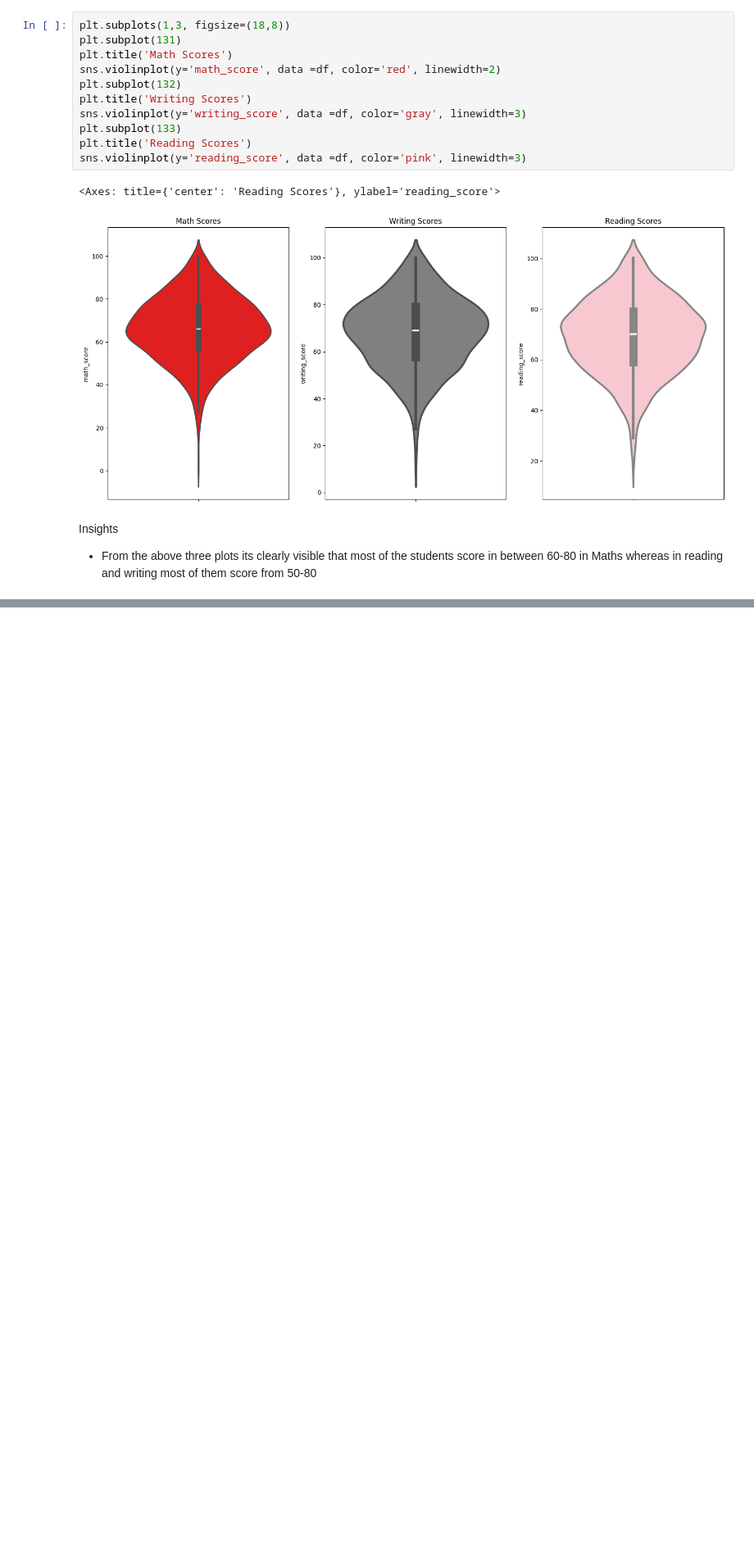
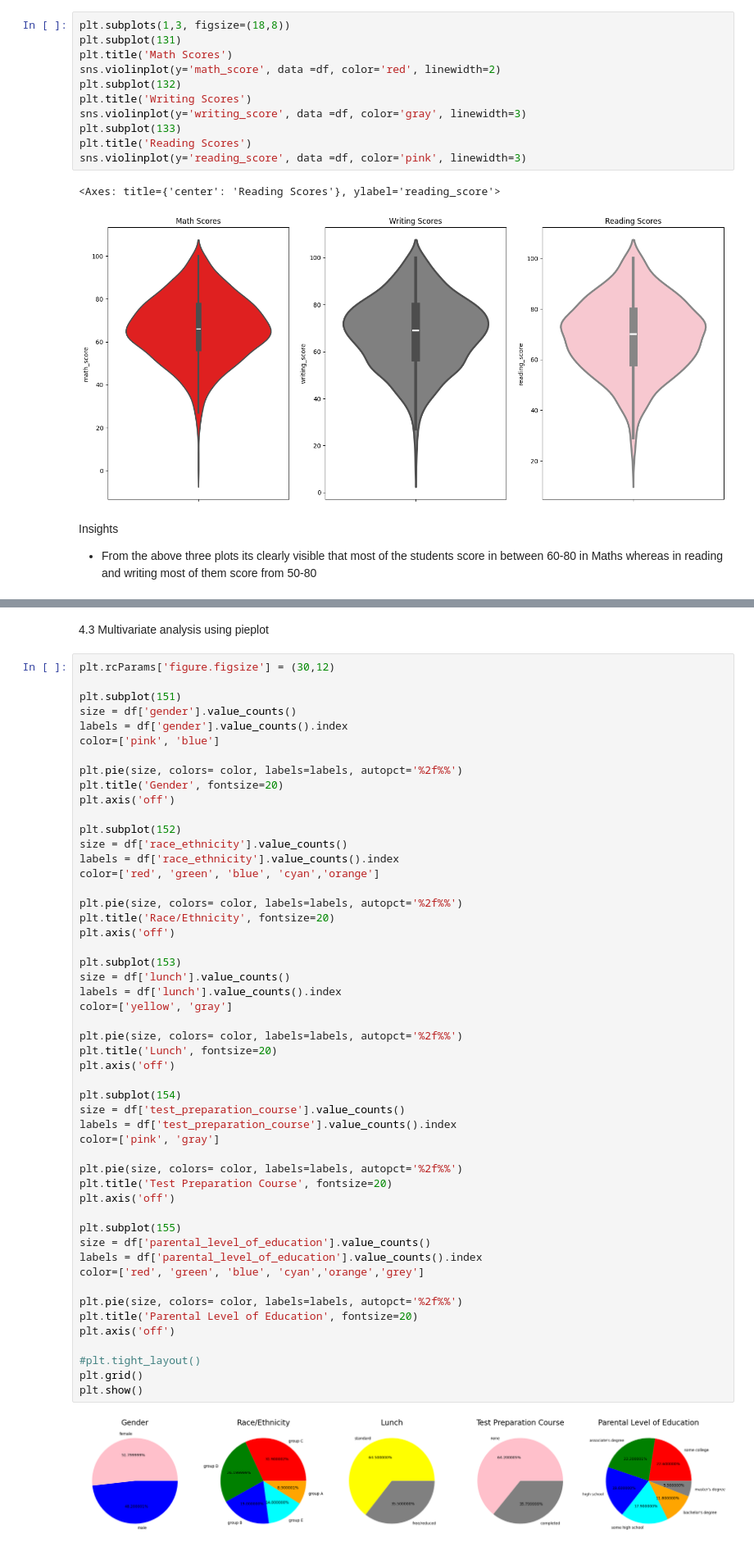
Before and after one commit to Shraddha6211/ML-generic-project, a Jupyter notebook: notebook/1. EDA Student Performance.ipynb, the cells around one changed output, grey strips where cells are left out. Shown at 82% size. Saved outputs shown, nothing was run; the diff lists cells and outputs as text; blank space fills up the shorter version.

Commit message:
Visualization with pieplots

```diff
--- a/notebook/1. EDA Student Performance.ipynb
+++ b/notebook/1. EDA Student Performance.ipynb
@@ -375,0 +376,55 @@ Insights
+# %% [markdown]
+4.3 Multivariate analysis using pieplot
+# %%
+plt.rcParams['figure.figsize'] = (30,12)
+
+plt.subplot(151)
+size = df['gender'].value_counts()
+labels = df['gender'].value_counts().index
+color=['pink', 'blue']
+
+plt.pie(size, colors= color, labels=labels, autopct='%2f%%')
+plt.title('Gender', fontsize=20)
+plt.axis('off')
+
+plt.subplot(152)
+size = df['race_ethnicity'].value_counts()
+labels = df['race_ethnicity'].value_counts().index
+color=['red', 'green', 'blue', 'cyan','orange']
+
+plt.pie(size, colors= color, labels=labels, autopct='%2f%%')
+plt.title('Race/Ethnicity', fontsize=20)
+plt.axis('off')
+
+plt.subplot(153)
+size = df['lunch'].value_counts()
+labels = df['lunch'].value_counts().index
+color=['yellow', 'gray']
+
+plt.pie(size, colors= color, labels=labels, autopct='%2f%%')
+plt.title('Lunch', fontsize=20)
+plt.axis('off')
+
+plt.subplot(154)
+size = df['test_preparation_course'].value_counts()
+labels = df['test_preparation_course'].value_counts().index
+color=['pink', 'gray']
+
+plt.pie(size, colors= color, labels=labels, autopct='%2f%%')
+plt.title('Test Preparation Course', fontsize=20)
+plt.axis('off')
+
+plt.subplot(155)
+size = df['parental_level_of_education'].value_counts()
+labels = df['parental_level_of_education'].value_counts().index
+color=['red', 'green', 'blue', 'cyan','orange','grey']
+
+plt.pie(size, colors= color, labels=labels, autopct='%2f%%')
+plt.title('Parental Level of Education', fontsize=20)
+plt.axis('off')
+
+#plt.tight_layout()
+plt.grid()
+plt.show()
+# %% [output]
+[figure, added]
```
Also changed, not shown: parts of 3 cells of this notebook.
